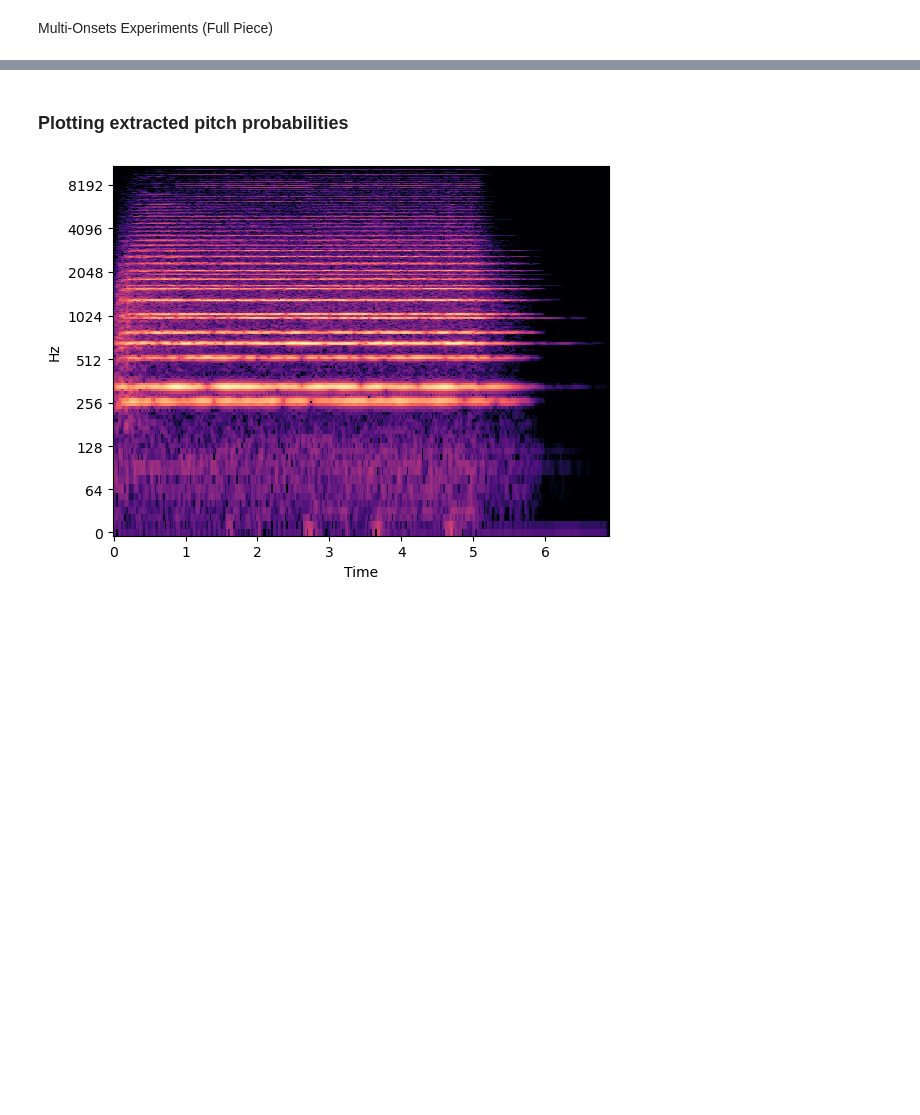
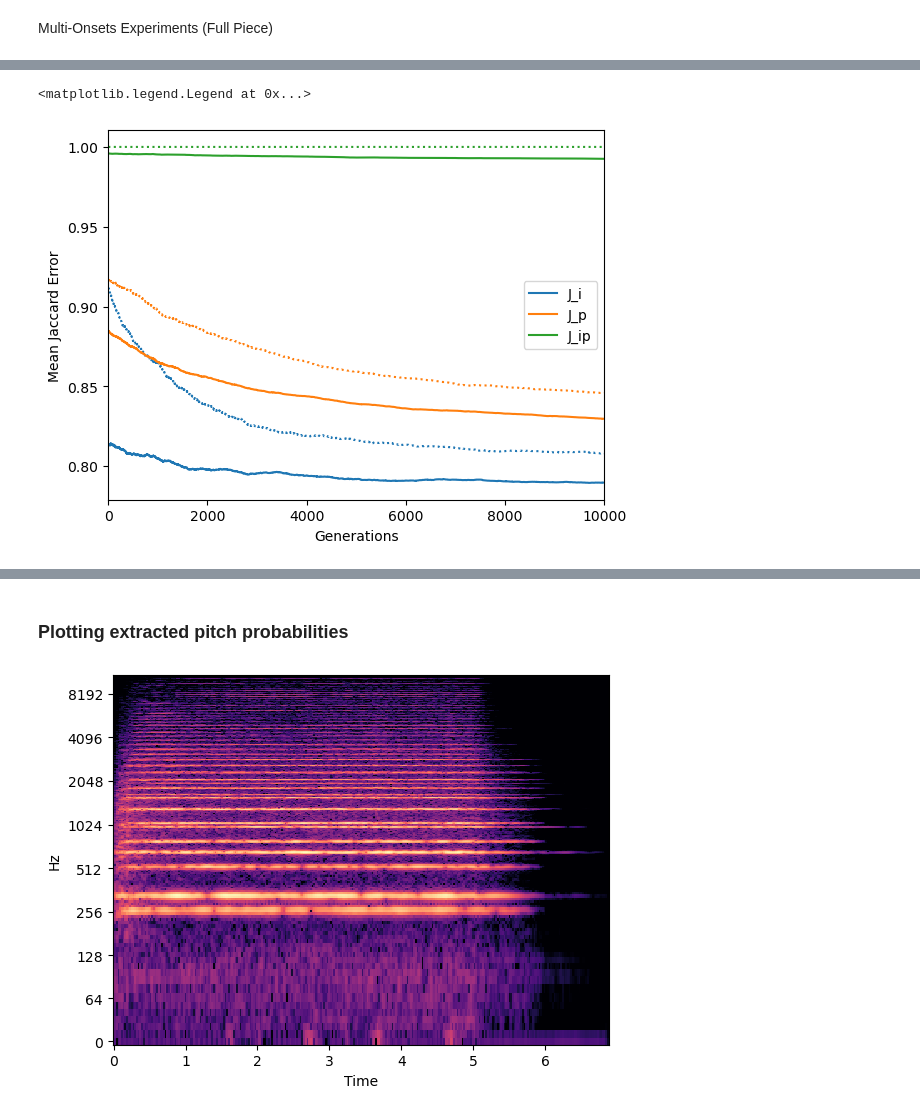
Before and after one commit to jd-rub/MA-thesis, a Jupyter notebook: notebooks/plotting.ipynb, the cells around one changed output, grey strips where cells are left out. Saved outputs shown, nothing was run; the diff lists cells and outputs as text; code cells hidden in the pictures; blank space fills up the shorter version.

```diff
--- a/notebooks/plotting.ipynb
+++ b/notebooks/plotting.ipynb
@@ -167,0 +168,28 @@ df_fit.plot(xlabel="Generations", ylabel="Mean Fitness", xlim=(0, 10000))
+# %%
+# Baseline
+experiment_name = "tiny_aam/300_1_10000_0.05_5_10_1_20_0.9954_15_10_1sec_convlog"
+root_path = f"./experiments/{experiment_name}/"
+csv_files = glob.glob(root_path + "**/*.csv", recursive=True)
+j_i, j_p, j_ip, fitness = pd.DataFrame(), pd.DataFrame(), pd.DataFrame(), pd.DataFrame()
+for i, file in enumerate(csv_files):
+    df = pd.read_csv(file)
+    j_i = pd.concat([j_i, df["j_i"]], axis=1)
+    j_p = pd.concat([j_p, df["j_p"]], axis=1)
+    j_ip = pd.concat([j_ip, df["j_ip"]], axis=1)
+    fitness = pd.concat([fitness, df["fitness"]], axis=1)
+df_base = pd.DataFrame({"j_i":list(j_i.mean(axis=1)), "j_p":list(j_p.mean(axis=1)), "j_ip":list(j_ip.mean(axis=1))})
+df_fit_base = fitness.mean(axis=1)
+# %%
+# Preprocessed with baseline mutation strength
+experiment_name = "tiny_aam/300_1_10000_0.05_5_10_1_20_0.9954_15_20_1sec_preprocess"
+root_path = f"./experiments/{experiment_name}/"
+csv_files = glob.glob(root_path + "**/*.csv", recursive=True)
+j_i, j_p, j_ip, fitness = pd.DataFrame(), pd.DataFrame(), pd.DataFrame(), pd.DataFrame()
+for i, file in enumerate(csv_files):
+    df = pd.read_csv(file)
+    j_i = pd.concat([j_i, df["j_i"]], axis=1)
+    j_p = pd.concat([j_p, df["j_p"]], axis=1)
+    j_ip = pd.concat([j_ip, df["j_ip"]], axis=1)
+    fitness = pd.concat([fitness, df["fitness"]], axis=1)
+df_preprocess = pd.DataFrame({"j_i":list(j_i.mean(axis=1)), "j_p":list(j_p.mean(axis=1)), "j_ip":list(j_ip.mean(axis=1))})
+df_fit_preprocess = fitness.mean(axis=1)
@@ -167,0 +210,15 @@ df_fit.plot(xlabel="Generations", ylabel="Mean Fitness", xlim=(0, 10000))
+# %%
+# Compare baseline and pre-process
+fig, ax = plt.subplots()
+
+# Baseline (Run code cell above first)
+df_base.plot(xlabel="Generations", ylabel="Mean Jaccard Error", xlim=(0, 10000), ax=ax, linestyle="dotted", color=["tab:blue", "tab:orange", "tab:green"])
+
+# Pre-processed base
+df_preprocess.plot(xlabel="Generations", ylabel="Mean Jaccard Error", xlim=(0, 10000), ax=ax, linestyle="solid", color=["tab:blue", "tab:orange", "tab:green"])
+ax.legend(labels=["_nolegend_", "_nolegend_", "_nolegend_", "J_i", "J_p", "J_ip"])
+# Pre-processed less mutation strength
+# df_preprocess_less.plot(xlabel="Generations", ylabel="Mean Jaccard Error", xlim=(0, 10000), ax=ax, linestyle="solid", color=["tab:blue", "tab:orange", "tab:green"])
+# %% [output]
+<matplotlib.legend.Legend at 0x...>
+[figure, added]
```
Also changed, not shown: parts of 13 cells of this notebook, 1 other file.
